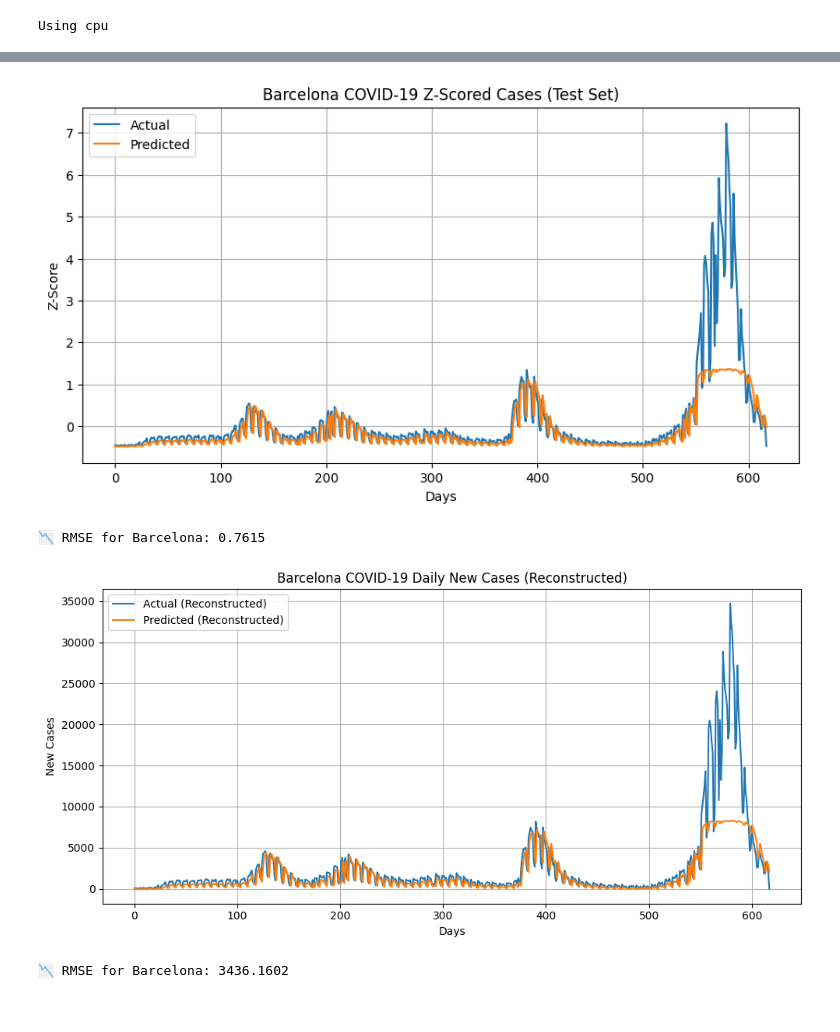
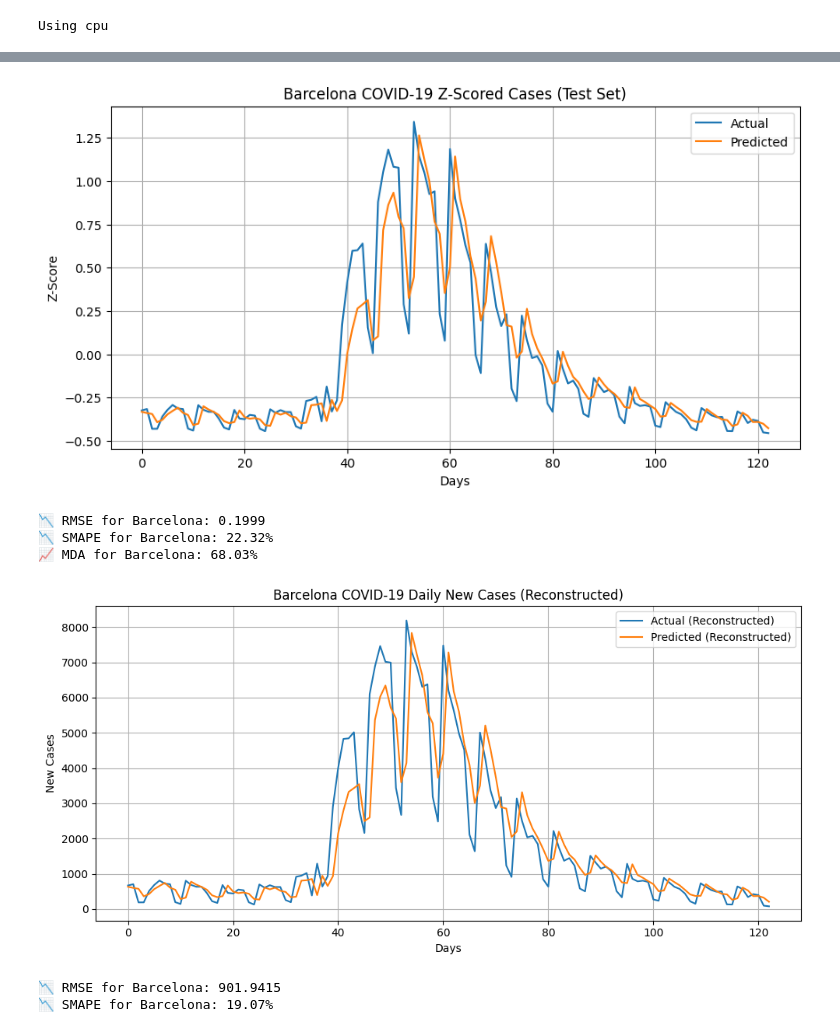
Before and after one commit to Youssef-Malek2004/GNNs-Covid-Mobility, a Jupyter notebook: GCN-GAT-Transformer-Spain.ipynb, the cells around one changed output, grey strips where cells are left out. Cells and saved outputs as stored; diff of their text form; code cells hidden in the pictures.

```diff
--- a/GCN-GAT-Transformer-Spain.ipynb
+++ b/GCN-GAT-Transformer-Spain.ipynb
@@ -109,13 +121,20 @@ spain_covid_df = (
     .rename(columns={"cod_ine": "ibgeID", "Fecha": "date"})  # 🔁 Rename to match expected schema
 )
 
+# Step 1: Get total number of unique time steps
+unique_dates = spain_covid_df['date'].sort_values().unique()
+cutoff_idx = int(len(unique_dates) * 0.8)
+cutoff_date = unique_dates[cutoff_idx]
+
+# Step 2: Filter the DataFrame to remove last 20% of dates
+spain_covid_df_cut = spain_covid_df[spain_covid_df['date'] < cutoff_date]
 
 X_train_slide, X_test_slide, Y_train_slide, Y_test_slide = generate_sliding_temporal_graph_data(
-    spain_covid_df,
+    spain_covid_df_cut,
     input_window=14,
     output_window=1,
     feature_column="z_newCases",
     device=device,
-    train_split=0.2
+    train_split=0.8
 )
 # %% [output]
@@ -141,12 +160,13 @@ model = SpatioTemporalFusionNet(
     num_nodes=N              # number of nodes in the graph used for graph embeddings
 ).to(device)
 
+# model.static_node_features = pyg_data.x.to(device)
 # Loss function
 criterion = nn.MSELoss()
 # Optimizer
 optimizer = optim.Adam(model.parameters(), lr=0.001)
 # Scheduler
-scheduler = StepLR(optimizer, step_size=5, gamma=0.5)  # reduce LR by half every 5 epochs
+scheduler = StepLR(optimizer, step_size=5, gamma=0.7)  # reduce LR by half every 5 epochs
 # %%
 from torch.utils.data import Dataset, DataLoader
 
@@ -174,7 +194,7 @@ edge_weight = pyg_data.edge_attr.view(-1).to(device)
 # %%
 from tqdm import tqdm
 
-num_epochs = 40
+num_epochs = 60
 model.train()
 
 for epoch in range(num_epochs):
@@ -220,0 +241,3 @@ for epoch in range(num_epochs):
+# %%
+model.load_state_dict(torch.load("models/GCN-GCN-Transformer-Spain-BEST-BEST.pth"))
+model.eval()  # Optional but good practice for inference
@@ -267,33 +308,63 @@ Actual shape: (618, 52)
 # %%
 import matplotlib.pyplot as plt
 
 city_name_list = list(centrality_df['nomemun'])
 barcelona_index = city_name_list.index("Barcelona")
 
 barcelona_preds = pred_array[:, barcelona_index]
 barcelona_actuals = actual_array[:, barcelona_index]
 
 # Plot
 plt.figure(figsize=(10, 5))
 plt.plot(barcelona_actuals, label='Actual')
 plt.plot(barcelona_preds, label='Predicted')
 plt.title("Barcelona COVID-19 Z-Scored Cases (Test Set)")
 plt.xlabel("Days")
 plt.ylabel("Z-Score")
 plt.legend()
 plt.grid(True)
 plt.show()
 
 # RMSE
 from sklearn.metrics import mean_squared_error
 import numpy as np
 
 # RMSE = sqrt(MSE)
 rmse_barcelona = np.sqrt(mean_squared_error(barcelona_actuals, barcelona_preds))
 print(f"📉 RMSE for Barcelona: {rmse_barcelona:.4f}")
+
+# SMAPE = Symmetric Mean Absolute Percentage Error
+def smape(y_true, y_pred):
+    return 100 * np.mean(
+         np.abs(y_pred - y_true) / (np.abs(y_pred) + np.abs(y_true) + 1e-8)
+    )
+
+def mean_directional_accuracy(actual, predicted):
+    # Ensure arrays are 1D
+    actual = np.array(actual).flatten()
+    predicted = np.array(predicted).flatten()
+
+    # Compute directional changes
+    actual_diff = np.diff(actual)
+    pred_diff = np.diff(predicted)
+
+    # Compare signs of differences
+    correct_directions = (actual_diff * pred_diff) > 0
+
+    # Compute MDA
+    return 100 * np.mean(correct_directions)
+
+
+smape_barcelona = smape(barcelona_actuals, barcelona_preds)
+print(f"📉 SMAPE for Barcelona: {smape_barcelona:.2f}%")
+
+mda_barcelona = mean_directional_accuracy(barcelona_actuals, barcelona_preds)
+print(f"📈 MDA for Barcelona: {mda_barcelona:.2f}%")
 # %% [output]
-[figure, old version]
+[figure, new version]
-📉 RMSE for Barcelona: 0.7615
+📉 RMSE for Barcelona: 0.1999
+📉 SMAPE for Barcelona: 22.32%
+📈 MDA for Barcelona: 68.03%
 # %%
 import matplotlib.pyplot as plt
 import networkx as nx
@@ -346,9 +417,19 @@ plt.show()
 # RMSE = sqrt(MSE)
 rmse_barcelona = np.sqrt(mean_squared_error(barcelona_actuals, barcelona_preds))
 print(f"📉 RMSE for Barcelona: {rmse_barcelona:.4f}")
+
+# SMAPE = Symmetric Mean Absolute Percentage Error
+def smape(y_true, y_pred):
+    return 100 * np.mean(
+         np.abs(y_pred - y_true) / (np.abs(y_pred) + np.abs(y_true) + 1e-8)
+    )
+
+smape_barcelona = smape(barcelona_actuals, barcelona_preds)
+print(f"📉 SMAPE for Barcelona: {smape_barcelona:.2f}%")
 # %% [output]
-[figure, old version]
+[figure, new version]
-📉 RMSE for Barcelona: 3436.1602
+📉 RMSE for Barcelona: 901.9415
+📉 SMAPE for Barcelona: 19.07%
 # %%
 # Filter São Paulo full series
 sp_full = filtered_covid_df[filtered_covid_df['provincia'] == city_name].sort_values('Fecha')
```
Also changed, not shown: parts of 16 cells of this notebook, 49 other files.
